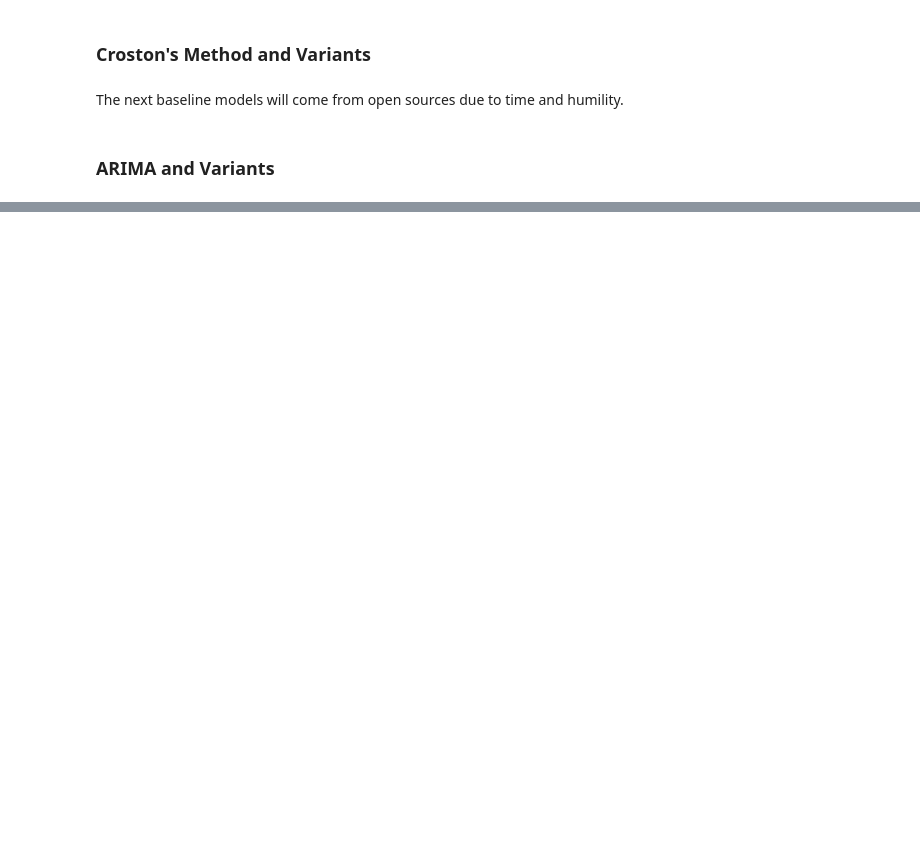
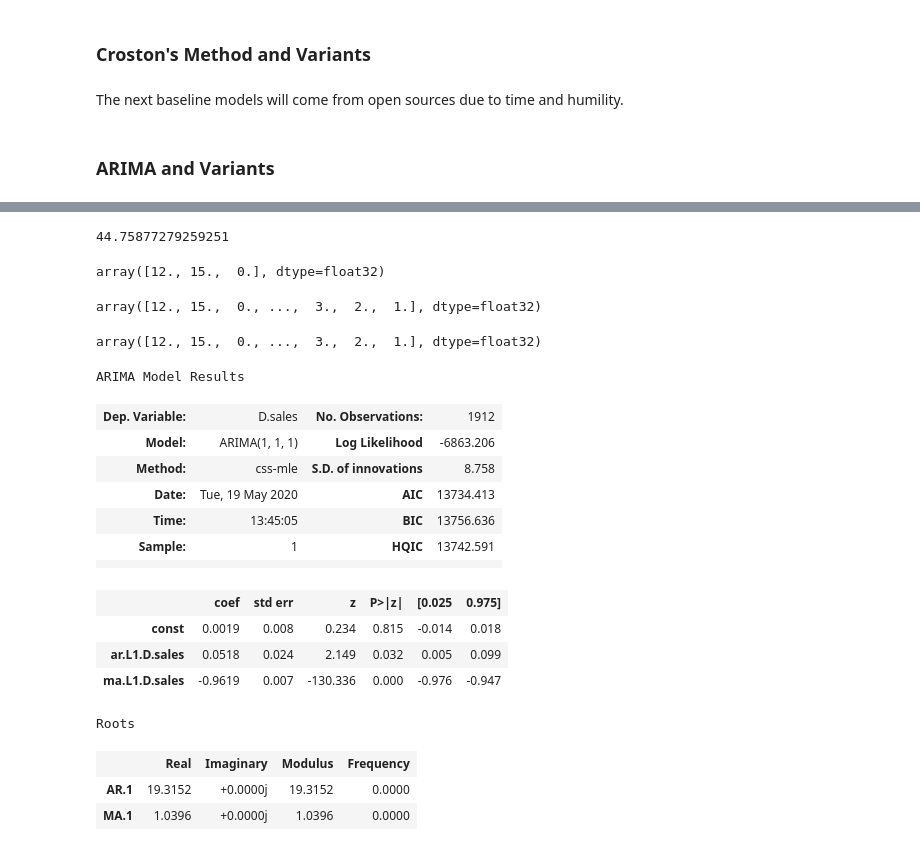
Before and after one commit to DanteHaywood/m5_forecast_accuracy, a Jupyter notebook: m5_forecast_accuracy.ipynb, the cells around one changed output, grey strips where cells are left out. Drawn from its saved outputs; the diff is of its cells as text; code cells hidden in the pictures; blank space fills up the shorter version.

Commit message:
Fixed base ARIMA w/0 exogenous variables

```diff
--- a/m5_forecast_accuracy.ipynb
+++ b/m5_forecast_accuracy.ipynb
@@ -773,0 +804,42 @@ def opt_arima(series, h=0):
+# %%
+rmsse(ts, fit_vals)
+# %% [output]
+44.75877279259251
+# %%
+np.array(ts.iloc[0:np.max([1,2,3])])
+# %% [output]
+array([12., 15.,  0.], dtype=float32)
+# %%
+np.array(ts)
+# %% [output]
+array([12., 15.,  0., ...,  3.,  2.,  1.], dtype=float32)
+# %%
+np.concatenate([np.array(ts.iloc[0:np.max([1,2,3])]), np.array(ts)])
+# %% [output]
+array([12., 15.,  0., ...,  3.,  2.,  1.], dtype=float32)
+# %%
+model = ARIMA(ts, order = (4, 1, 4))
+model_fit = model.fit(disp=-1, transparams=False)
+resid = model_fit.resid
+resid_mean = np.mean(resid)
+fit_vals = model_fit.fittedvalues
+fit_vals = np.concatenate([ts.iloc[0:1], fit_vals])
+# %%
+model_fit.summary()
+# %% [output]
+ARIMA Model Results
+| Dep. Variable: | D.sales | No. Observations: | 1912 |
+| Model: | ARIMA(1, 1, 1) | Log Likelihood | -6863.206 |
+| Method: | css-mle | S.D. of innovations | 8.758 |
+| Date: | Tue, 19 May 2020 | AIC | 13734.413 |
+| Time: | 13:45:05 | BIC | 13756.636 |
+| Sample: | 1 | HQIC | 13742.591 |
+|  |  |  |  |
+|  | coef | std err | z | P>|z| | [0.025 | 0.975] |
+| const | 0.0019 | 0.008 | 0.234 | 0.815 | -0.014 | 0.018 |
+| ar.L1.D.sales | 0.0518 | 0.024 | 2.149 | 0.032 | 0.005 | 0.099 |
+| ma.L1.D.sales | -0.9619 | 0.007 | -130.336 | 0.000 | -0.976 | -0.947 |
+Roots
+|  | Real | Imaginary | Modulus | Frequency |
+| AR.1 | 19.3152 | +0.0000j | 19.3152 | 0.0000 |
+| MA.1 | 1.0396 | +0.0000j | 1.0396 | 0.0000 |
```
Also changed, not shown: parts of 17 cells of this notebook.
